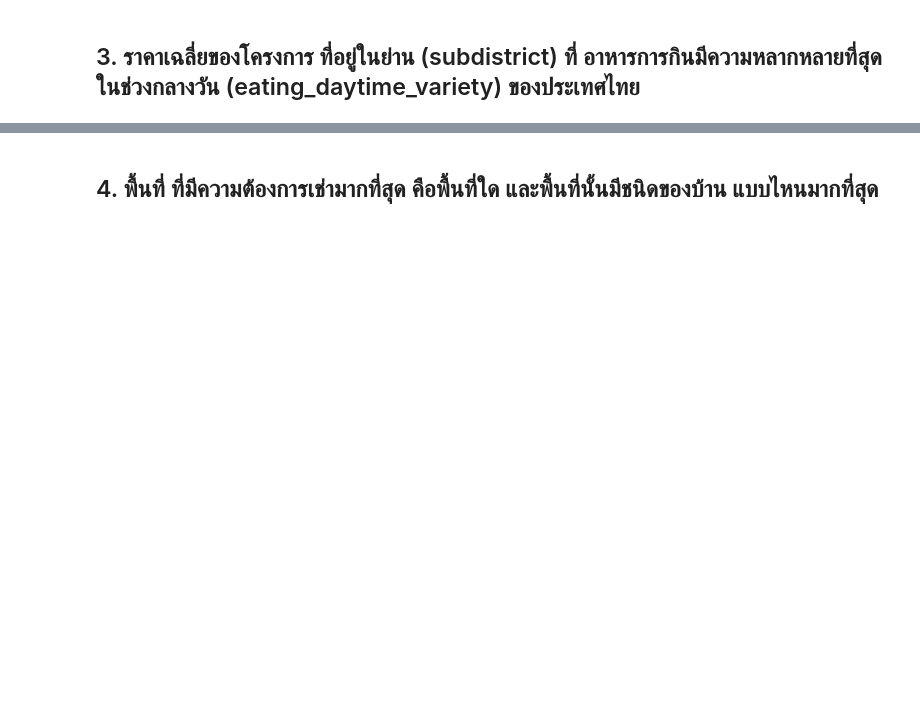
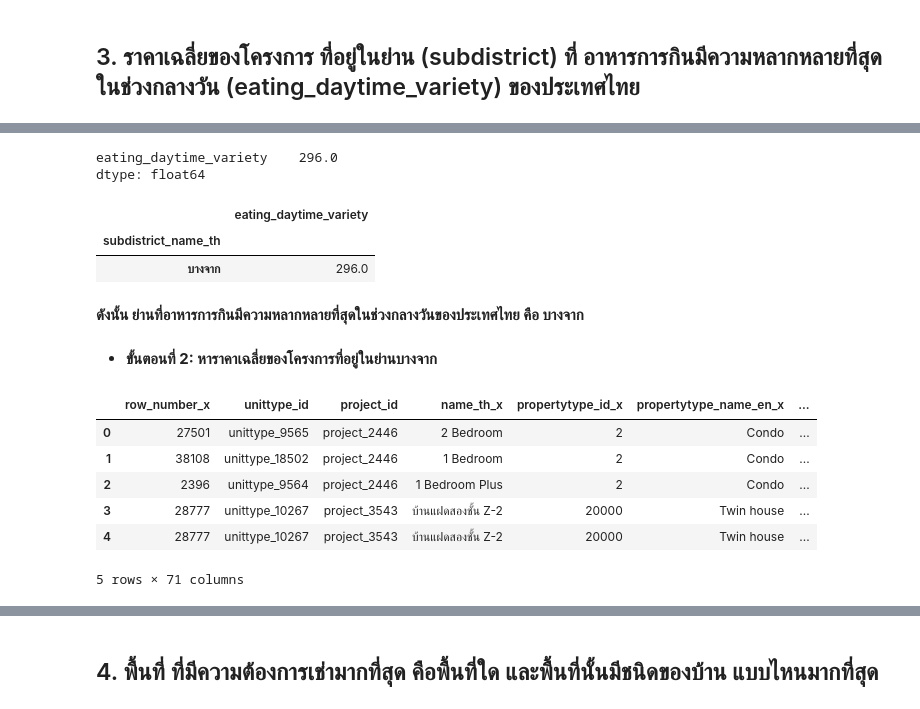
Before and after one commit to Ninkrn/BasicProg_Dataviz65, a Jupyter notebook: midterm65.ipynb, the cells around one changed output, grey strips where cells are left out. Cells and saved outputs as stored; diff of their text form; code cells hidden in the pictures; blank space fills up the shorter version.

```diff
--- a/midterm65.ipynb
+++ b/midterm65.ipynb
@@ -130,0 +213,26 @@ dataall[dataall['volume_of_rental']==dataall['volume_of_rental'].max()][['name_t
+# %%
+E.max()  # หาค่าสูงสุด
+# %% [output]
+eating_daytime_variety    296.0
+dtype: float64
+# %%
+E[E['eating_daytime_variety']>=296.0]
+# %% [output]
+|  | eating_daytime_variety |
+| subdistrict_name_th |  |
+| บางจาก | 296.0 |
+# %% [markdown]
+**ดังนั้น ย่านที่อาหารการกินมีความหลากหลายที่สุดในช่วงกลางวันของประเทศไทย คือ บางจาก**
+# %% [markdown]
+- **ขั้นตอนที่ 2: หาราคาเฉลี่ยของโครงการที่อยู่ในย่านบางจาก**
+# %%
+UP = pd.merge(unit, project, on = 'project_id')  # ทำการ Merge ระหว่าง unit กับ project เข้าด้วยกัน
+UP.head()
+# %% [output]
+|  | row_number_x | unittype_id | project_id | name_th_x | propertytype_id_x | propertytype_name_en_x | ... |
+| 0 | 27501 | unittype_9565 | project_2446 | 2 Bedroom | 2 | Condo | ... |
+| 1 | 38108 | unittype_18502 | project_2446 | 1 Bedroom | 2 | Condo | ... |
+| 2 | 2396 | unittype_9564 | project_2446 | 1 Bedroom Plus | 2 | Condo | ... |
+| 3 | 28777 | unittype_10267 | project_3543 | บ้านแฝดสองชั้น Z-2 | 20000 | Twin house | ... |
+| 4 | 28777 | unittype_10267 | project_3543 | บ้านแฝดสองชั้น Z-2 | 20000 | Twin house | ... |
+5 rows × 71 columns
```
Also changed, not shown: parts of 36 cells of this notebook.
